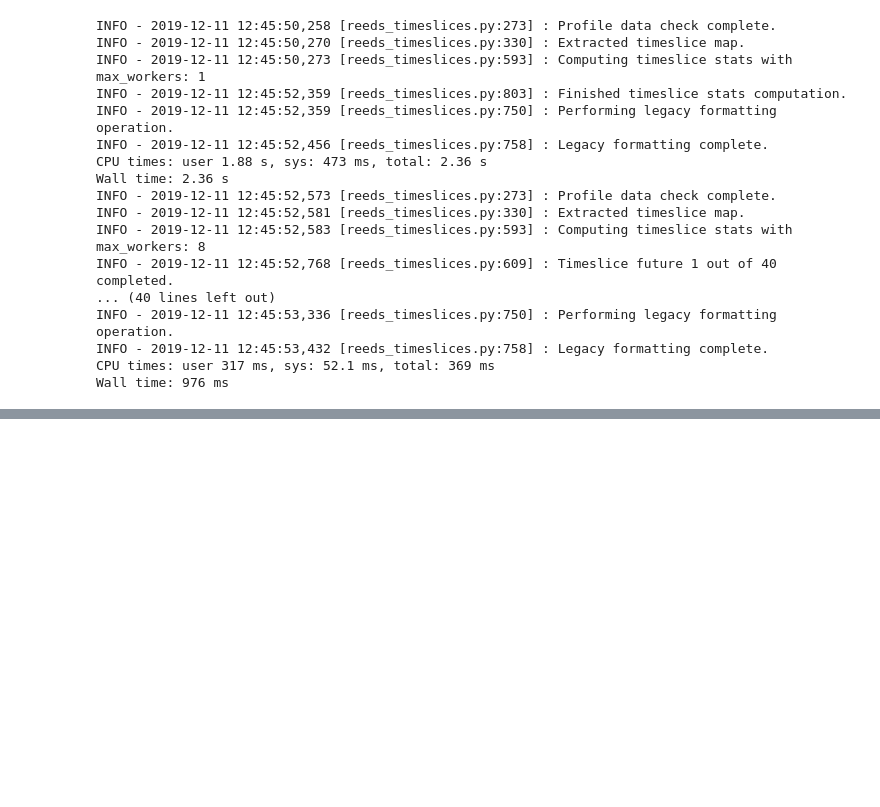
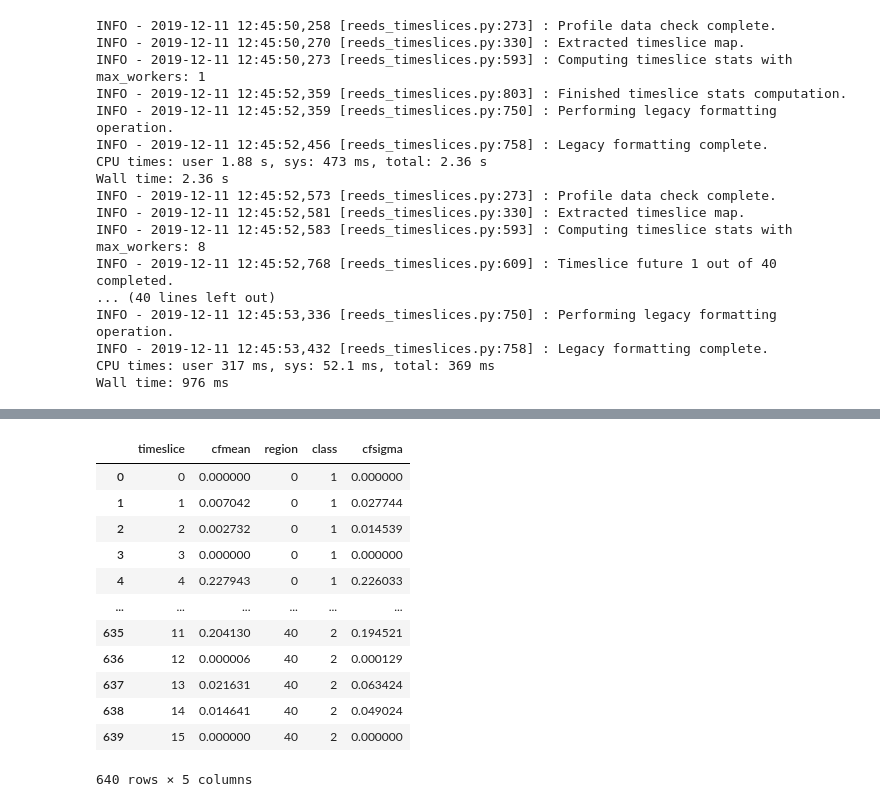
Before and after one commit to NREL/reVX, a Jupyter notebook: bin/Reeds_Dev.ipynb, the cells around one changed output, grey strips where cells are left out. Drawn from its saved outputs; the diff is of its cells as text; code cells hidden in the pictures; blank space fills up the shorter version.

```diff
--- a/bin/Reeds_Dev.ipynb
+++ b/bin/Reeds_Dev.ipynb
@@ -304,0 +295,16 @@ INFO - 2019-12-11 14:32:04,971 [reeds_timeslices.py:751] : Legacy formatting com
+# %%
+stats_rep
+# %% [output]
+|  | timeslice | cfmean | region | class | cfsigma |
+| 0 | 0 | 0.000000 | 0 | 1 | 0.000000 |
+| 1 | 1 | 0.007042 | 0 | 1 | 0.027744 |
+| 2 | 2 | 0.002732 | 0 | 1 | 0.014539 |
+| 3 | 3 | 0.000000 | 0 | 1 | 0.000000 |
+| 4 | 4 | 0.227943 | 0 | 1 | 0.226033 |
+| ... | ... | ... | ... | ... | ... |
+| 635 | 11 | 0.204130 | 40 | 2 | 0.194521 |
+| 636 | 12 | 0.000006 | 40 | 2 | 0.000129 |
+| 637 | 13 | 0.021631 | 40 | 2 | 0.063424 |
+| 638 | 14 | 0.014641 | 40 | 2 | 0.049024 |
+| 639 | 15 | 0.000000 | 40 | 2 | 0.000000 |
+640 rows × 5 columns
```
Also changed, not shown: parts of 1 cell of this notebook, 6 other files.
